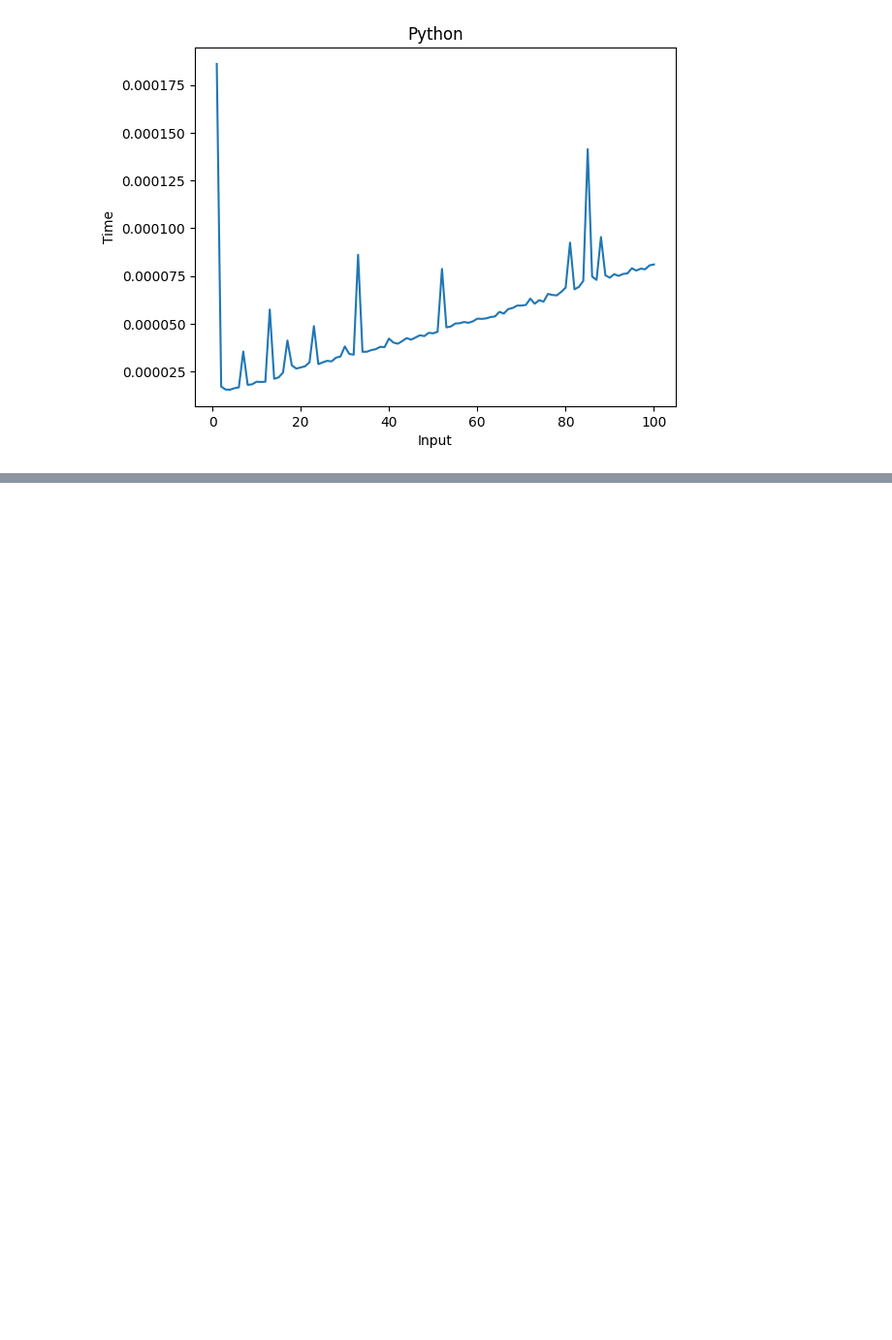
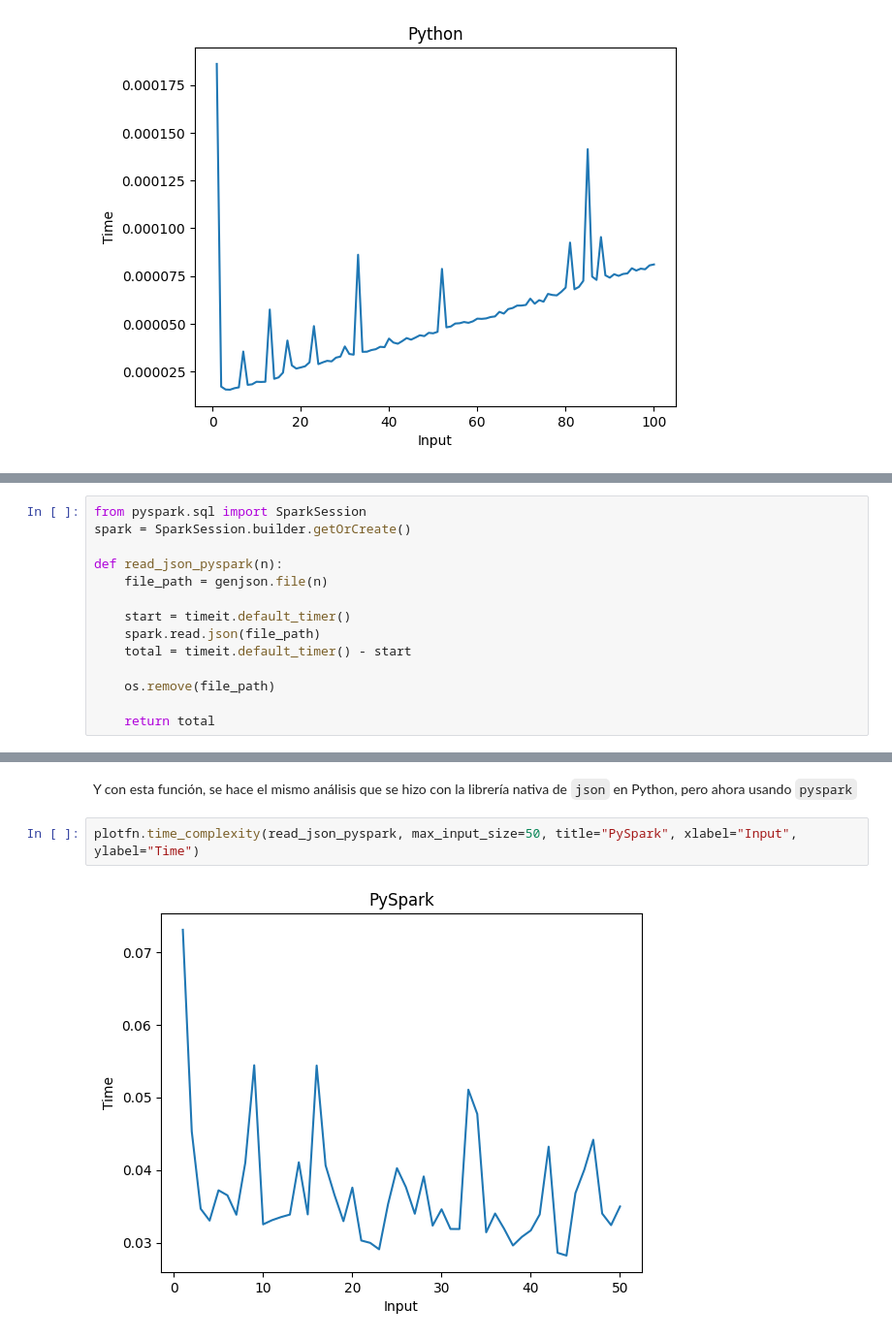
Before and after one commit to TT2024-B106/similarity-measures, a Jupyter notebook: notebooks/pyspark-read.ipynb, the cells around one changed output, grey strips where cells are left out. Shown: that part at 97% size. Drawn from its saved outputs; the diff is of its cells as text; blank space fills up the shorter version.

Commit message:
Added pyspark json read plotting times

```diff
--- a/notebooks/pyspark-read.ipynb
+++ b/notebooks/pyspark-read.ipynb
@@ -63,0 +67,14 @@ plotfn.time_complexity(read_json, max_input_size=100, title="Python", xlabel="In
+# %%
+from pyspark.sql import SparkSession
+spark = SparkSession.builder.getOrCreate()
+
+def read_json_pyspark(n):
+    file_path = genjson.file(n)
+
+    start = timeit.default_timer()
+    spark.read.json(file_path)
+    total = timeit.default_timer() - start
+
+    os.remove(file_path)
+
+    return total
@@ -63,0 +86,6 @@ plotfn.time_complexity(read_json, max_input_size=100, title="Python", xlabel="In
+# %% [markdown]
+Y con esta función, se hace el mismo análisis que se hizo con la librería nativa de `json` en Python, pero ahora usando `pyspark`
+# %%
+plotfn.time_complexity(read_json_pyspark, max_input_size=50, title="PySpark", xlabel="Input", ylabel="Time")
+# %% [output]
+[figure, added]
```
Also changed, not shown: parts of 3 cells of this notebook.
